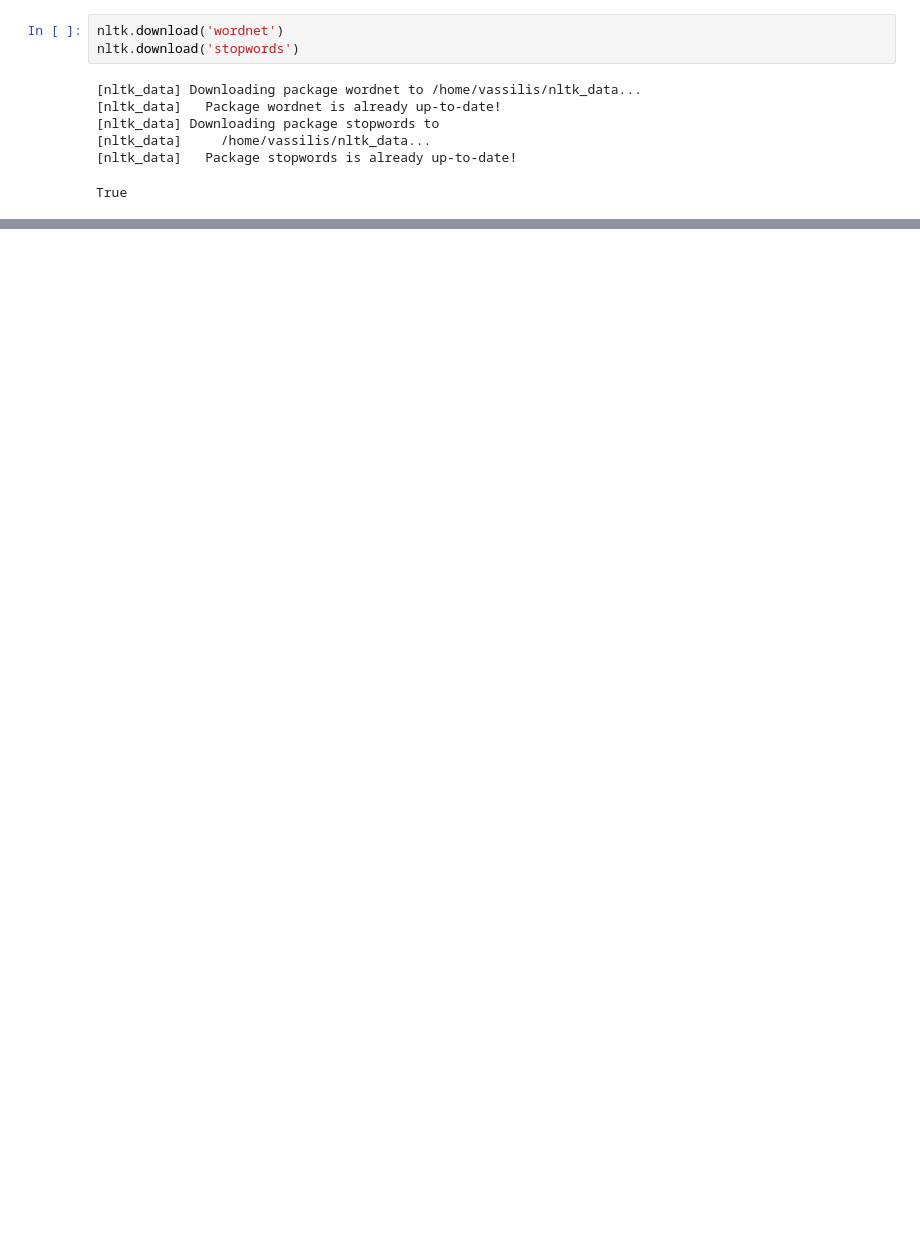
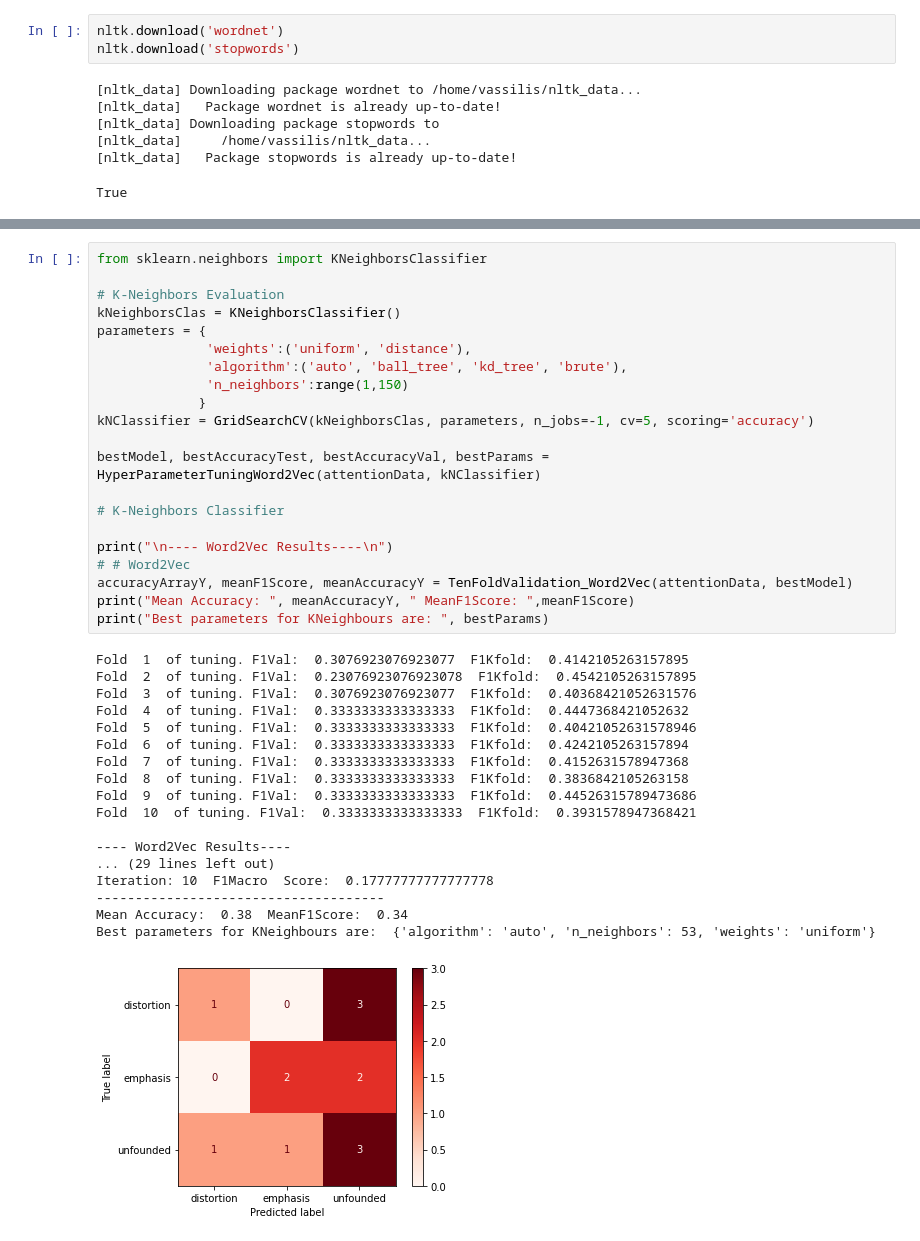
Before and after one commit to vGkatsis/MSc-Thesis, a Jupyter notebook: src/Attention_Pipeline.ipynb, the cells around one changed output, grey strips where cells are left out. Saved outputs shown, nothing was run; the diff lists cells and outputs as text; blank space fills up the shorter version.

```diff
--- a/src/Attention_Pipeline.ipynb
+++ b/src/Attention_Pipeline.ipynb
@@ -500,0 +550,40 @@ Mean Accuracy:  0.3166666666666667
+# %%
+from sklearn.neighbors import KNeighborsClassifier
+
+# K-Neighbors Evaluation
+kNeighborsClas = KNeighborsClassifier()
+parameters = {
+              'weights':('uniform', 'distance'),
+              'algorithm':('auto', 'ball_tree', 'kd_tree', 'brute'),
+              'n_neighbors':range(1,150)
+             }
+kNClassifier = GridSearchCV(kNeighborsClas, parameters, n_jobs=-1, cv=5, scoring='accuracy')
+
+bestModel, bestAccuracyTest, bestAccuracyVal, bestParams = HyperParameterTuningWord2Vec(attentionData, kNClassifier)
+
+# K-Neighbors Classifier
+
+print("\n---- Word2Vec Results----\n")
+# # Word2Vec
+accuracyArrayY, meanF1Score, meanAccuracyY = TenFoldValidation_Word2Vec(attentionData, bestModel)
+print("Mean Accuracy: ", meanAccuracyY, " MeanF1Score: ",meanF1Score)
+print("Best parameters for KNeighbours are: ", bestParams)
+# %% [output]
+Fold  1  of tuning. F1Val:  0.3076923076923077  F1Kfold:  0.4142105263157895
+Fold  2  of tuning. F1Val:  0.23076923076923078  F1Kfold:  0.4542105263157895
+Fold  3  of tuning. F1Val:  0.3076923076923077  F1Kfold:  0.40368421052631576
+Fold  4  of tuning. F1Val:  0.3333333333333333  F1Kfold:  0.4447368421052632
+Fold  5  of tuning. F1Val:  0.3333333333333333  F1Kfold:  0.40421052631578946
+Fold  6  of tuning. F1Val:  0.3333333333333333  F1Kfold:  0.4242105263157894
+Fold  7  of tuning. F1Val:  0.3333333333333333  F1Kfold:  0.4152631578947368
+Fold  8  of tuning. F1Val:  0.3333333333333333  F1Kfold:  0.3836842105263158
+Fold  9  of tuning. F1Val:  0.3333333333333333  F1Kfold:  0.44526315789473686
+Fold  10  of tuning. F1Val:  0.3333333333333333  F1Kfold:  0.3931578947368421
+
+---- Word2Vec Results----
+... (29 lines left out)
+Iteration: 10  F1Macro  Score:  0.17777777777777778
+-------------------------------------
+Mean Accuracy:  0.38  MeanF1Score:  0.34
+Best parameters for KNeighbours are:  {'algorithm': 'auto', 'n_neighbors': 53, 'weights': 'uniform'}
+[figure, added]
```
Also changed, not shown: parts of 47 cells of this notebook.
